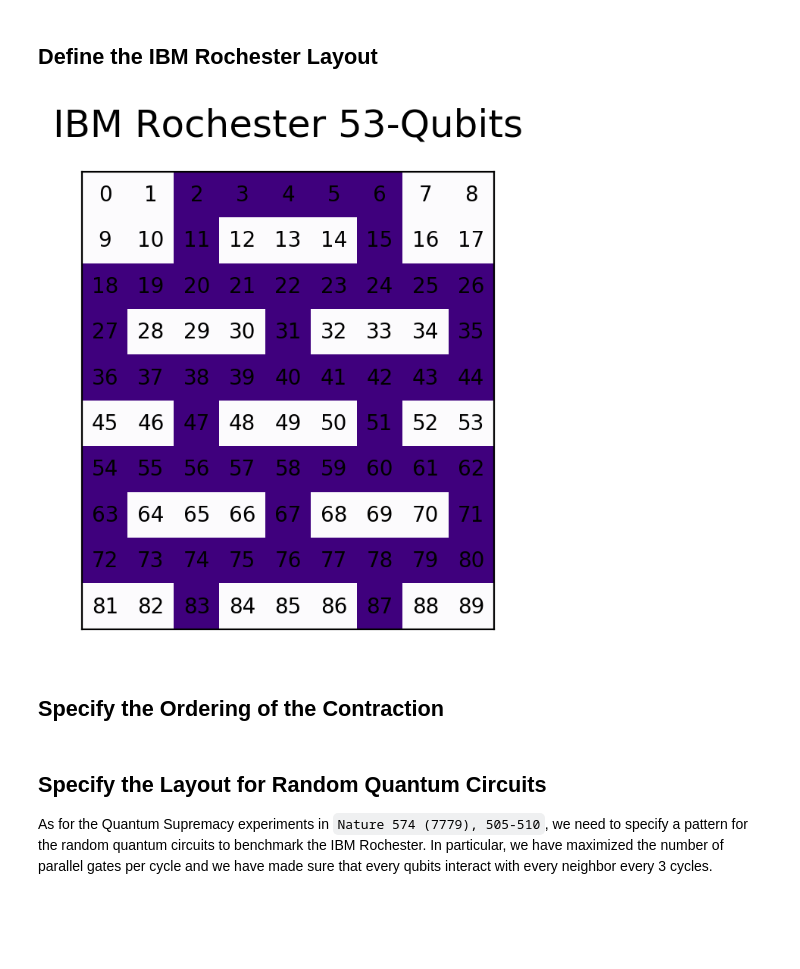
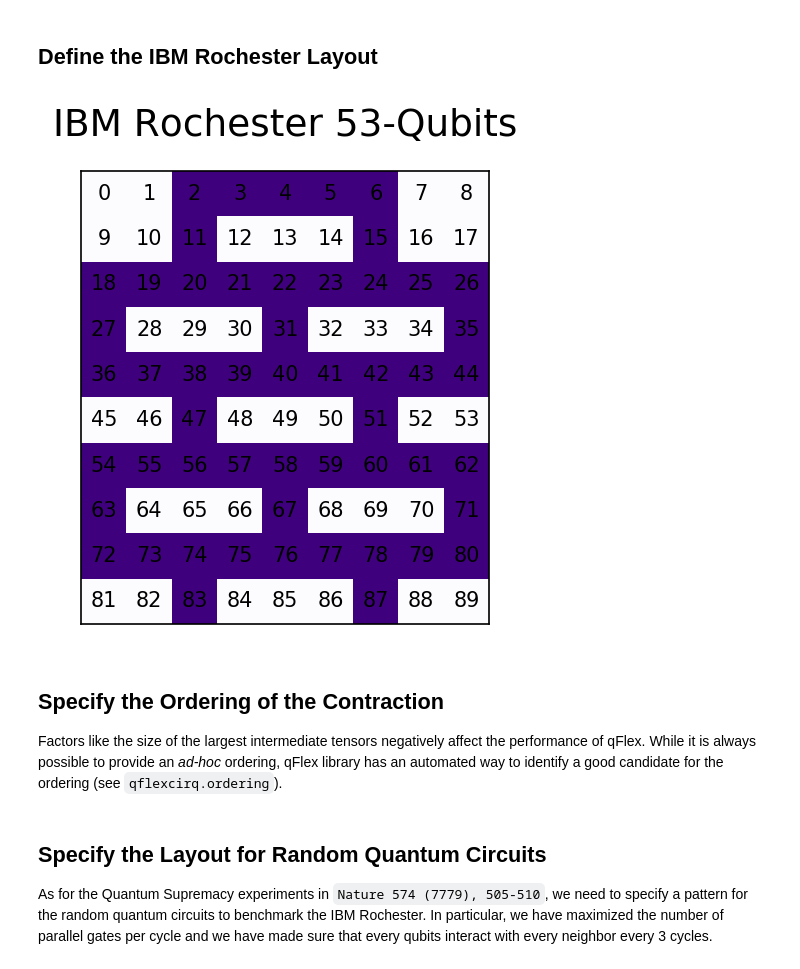
Before and after one commit to ngnrsaa/qflex, a Jupyter notebook: numerics/qFlex_IBM_Rochester.ipynb, the cells around one changed output. Cells and saved outputs as stored; diff of their text form; code cells hidden in the pictures; blank space fills up the shorter version.

```diff
--- a/numerics/qFlex_IBM_Rochester.ipynb
+++ b/numerics/qFlex_IBM_Rochester.ipynb
@@ -23,37 +22,39 @@ ibm_rochester = """001111100
 001000100
 111111111
 100010001
 111111111
 001000100
 111111111
 100010001
 111111111
 001000100""".split('\n')
 
 # Get qubits map
 qubits_map = {}
 for x,k in enumerate(int(y) for x in ibm_rochester for y in x):
     if k != 0:
         qubits_map[len(qubits_map)] = x
 
-plt.rcParams['figure.dpi'] = 200
+plt.rcParams['figure.dpi'] = 150
 fig, ax = plt.subplots()
 ax.matshow([[int(x) for x in line] for line in ibm_rochester], cmap='Purples')
 
 count = 0
 for i in range(len(ibm_rochester)):
     for j in range(len(ibm_rochester[0])):
         ax.text(j, i, count, ha='center', va='center')
         count += 1
 
 plt.xticks([])
 plt.yticks([])
 plt.title('IBM Rochester 53-Qubits', fontsize=18)
 plt.show()
 # %% [output]
-[figure, old version]
+[figure, new version]
-# %% [markdown]
-## Specify the Ordering of the Contraction
+# %% [markdown]
+## Specify the Ordering of the Contraction
+
+Factors like the size of the largest intermediate tensors negatively affect the performance of qFlex. While it is always possible to provide an _ad-hoc_ ordering, qFlex library has an automated way to identify a good candidate for the ordering (see `qflexcirq.ordering`).
 # %%
 ibm_rochester_ordering = """
 # NO INITIAL CUTS
```
Also changed, not shown: parts of 16 cells of this notebook.
